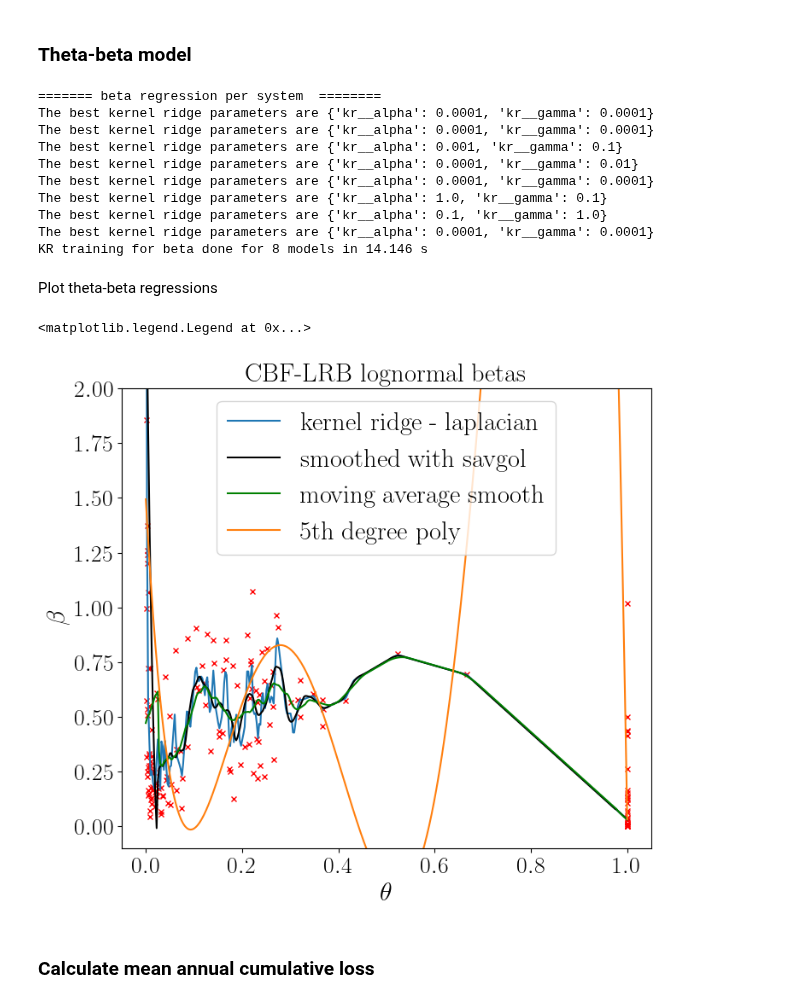
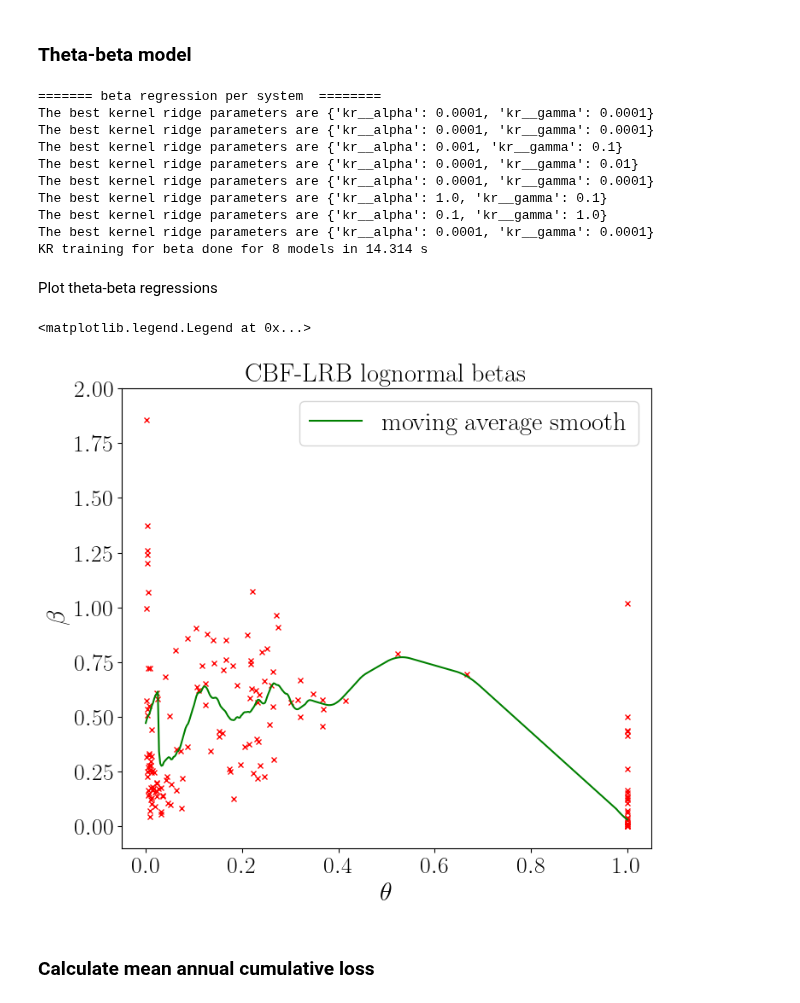
Before and after one commit to hgp297/isol-sys-database, a Jupyter notebook: src/analyses/time_anly.ipynb, the cells around one changed output. Drawn from its saved outputs; the diff is of its cells as text; code cells hidden in the pictures.

```diff
--- a/src/analyses/time_anly.ipynb
+++ b/src/analyses/time_anly.ipynb
@@ -88,0 +91,16 @@ df_cbf_lrb_o = df_cbf_lrb[df_cbf_lrb['impacted'] == 0]
+# %%
+plt.rcParams["text.usetex"] = True
+plt.rcParams["font.family"] = "serif"
+plt.rcParams["mathtext.fontset"] = "dejavuserif"
+
+fig = plt.figure(figsize=(8,6))
+ax = fig.add_subplot(1, 1, 1, projection='3d')
+# df_plot = df_doe[df_doe['impacted'] == 1]
+df_plot = df_cbf.copy()
+ax.scatter(df_plot['h_bldg'], df_plot['RI'], df_plot['T_fb'], c=df_plot['T_m'], alpha=0.4, edgecolors='black', s=15)
+ax.set_ylabel('$R_y$', fontsize=axis_font)
+ax.set_zlabel('$T_{fb}$', fontsize=axis_font)
+ax.set_xlabel('Building height', fontsize=axis_font)
+# ax.set_xlim([0, 0.1])
+# ax.set_ylim([0, 0.2])
+plt.show()
@@ -88,0 +109,15 @@ df_cbf_lrb_o = df_cbf_lrb[df_cbf_lrb['impacted'] == 0]
+# %%
+plt.rcParams["text.usetex"] = True
+plt.rcParams["font.family"] = "serif"
+plt.rcParams["mathtext.fontset"] = "dejavuserif"
+
+fig = plt.figure(figsize=(8,6))
+ax = fig.add_subplot(1, 1, 1)
+# df_plot = df_doe[df_doe['impacted'] == 1]
+df_plot = df_cbf.copy()
+ax.scatter(df_plot['RI'], df_plot['T_fb'], c=df_plot['T_m'], alpha=0.4, edgecolors='black', s=15)
+ax.set_ylabel('$T_{fb}$', fontsize=axis_font)
+ax.set_xlabel('$R_y$', fontsize=axis_font)
+# ax.set_xlim([0, 0.1])
+# ax.set_ylim([0, 0.2])
+plt.show()
@@ -507,8 +674,6 @@ beta_regression_mdls = {'mdl_beta_cost_mf_tfp': mdl_beta_cost_mf_tfp,
                         'mdl_beta_time_mf_lrb': mdl_beta_time_mf_lrb,
                         'mdl_beta_time_cbf_tfp': mdl_beta_time_cbf_tfp,
                         'mdl_beta_time_cbf_lrb': mdl_beta_time_cbf_lrb}
-
-mdl_beta_cost_cbf_lrb.fit_poly(degree=5)
 # %% [output]
 ======= beta regression per system  ========
 The best kernel ridge parameters are {'kr__alpha': 0.0001, 'kr__gamma': 0.0001}
@@ -519,7 +684,7 @@ The best kernel ridge parameters are {'kr__alpha': 0.0001, 'kr__gamma': 0.0001}
 The best kernel ridge parameters are {'kr__alpha': 1.0, 'kr__gamma': 0.1}
 The best kernel ridge parameters are {'kr__alpha': 0.1, 'kr__gamma': 1.0}
 The best kernel ridge parameters are {'kr__alpha': 0.0001, 'kr__gamma': 0.0001}
-KR training for beta done for 8 models in 14.146 s
+KR training for beta done for 8 models in 14.314 s
 # %% [markdown]
 Plot theta-beta regressions
 # %%
@@ -537,42 +702,35 @@ ax1.plot([np.array(mdl_beta_cost_cbf_lrb.X_train).ravel()], [mdl_beta_cost_cbf_l
 nplot = 400
 xx_pr = np.linspace(1e-4, 1.0, nplot).reshape(-1,1)
 yy_pr = mdl_beta_cost_cbf_lrb.kr.predict(xx_pr)
-ax1.plot(xx_pr, yy_pr, label='kernel ridge - laplacian')
 
 # TODO: in truth, you should not use filter/smoothing, but rather achieve smoothing
 # through kernel hyperparameter bounds
 
 def smooth(y, box_pts):
     box = np.ones(box_pts)/box_pts
     y_smooth = np.convolve(y, box, mode='same')
     # cumsum = np.cumsum(np.insert(y, 0, 0))
     # return (cumsum[box_pts:] - cumsum[:-box_pts]) / float(box_pts)
     return y_smooth
 
-from scipy.signal import savgol_filter
-
-y_sg = savgol_filter(yy_pr.ravel(), int(.05*nplot), 2)
-ax1.plot(xx_pr, y_sg, color='black', label='smoothed with savgol')
 
 y_sm = smooth(yy_pr.ravel(), int(.05*nplot))
 ax1.plot(xx_pr, y_sm, color='green', label='moving average smooth')
 
 # yy_pr = mdl_beta_cost_cbf_lrb.o_ridge.predict(xx_pr)
 # ax1.plot(xx_pr, yy_pr, label='ordinary ridge')
 
 # yy_pr = mdl_beta_cost_cbf_lrb.gpr.predict(xx_pr)
 # ax1.plot(xx_pr, yy_pr, label='gpr-rq')
 
-yy_pr = mdl_beta_cost_cbf_lrb.poly.predict(xx_pr)
-ax1.plot(xx_pr, yy_pr, label='5th degree poly')
 ax1.set_ylim([-.1, 2])
 ax1.set_title(r'CBF-LRB lognormal betas', fontsize=axis_font)
 ax1.set_xlabel(r'$\theta$', fontsize=axis_font)
 ax1.set_ylabel(r'$\beta$', fontsize=axis_font)
 ax1.legend(fontsize=axis_font)
 # %% [output]
 <matplotlib.legend.Legend at 0x...>
-[figure, old version]
+[figure, new version]
 # %% [markdown]
 ### Calculate mean annual cumulative loss
 # %%
```
Also changed, not shown: parts of 29 cells of this notebook.
